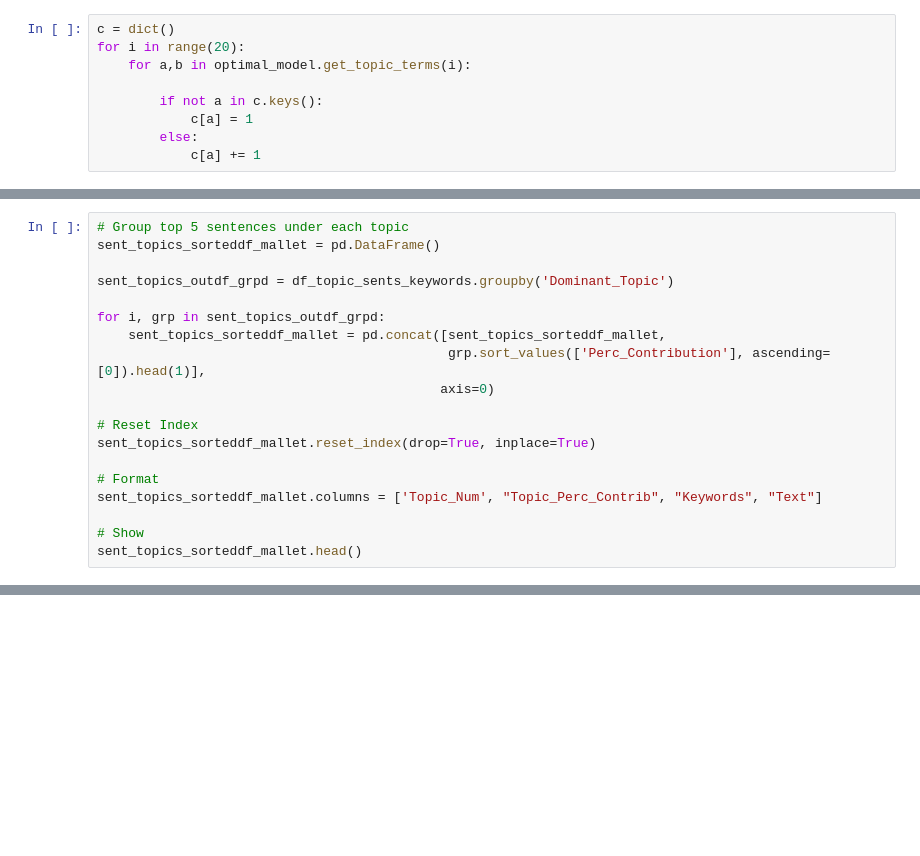
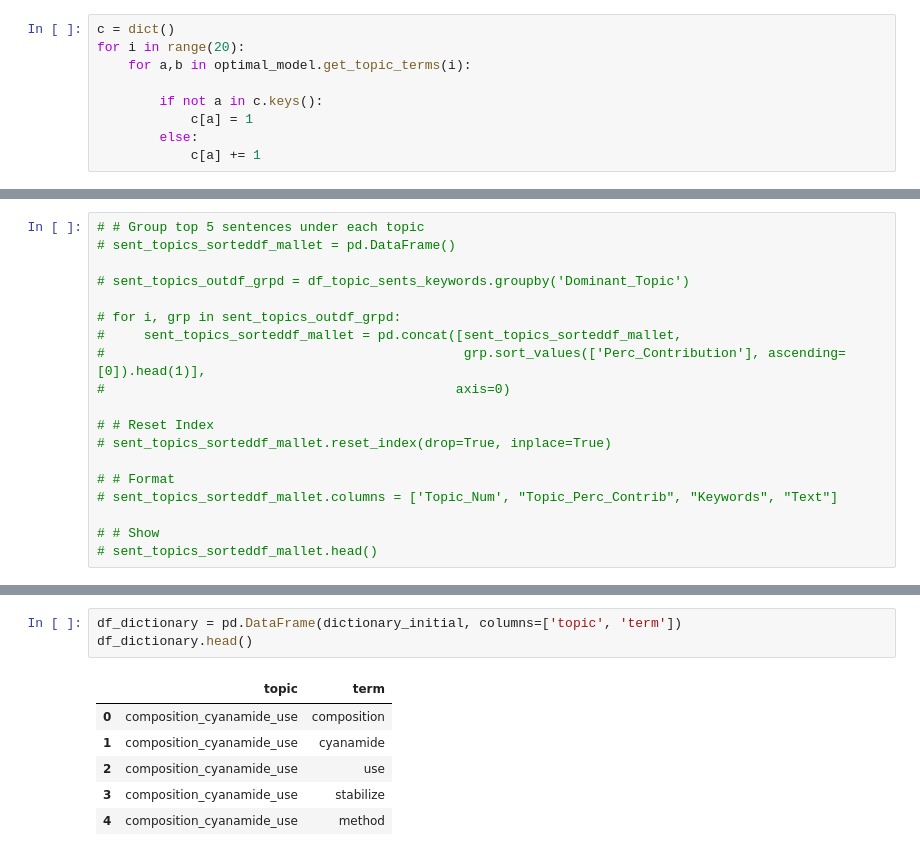
Before and after one commit to henriquevieira/mba_project, a Jupyter notebook: aplicacao/2_construcao_dicionario.ipynb, the cells around one changed output, grey strips where cells are left out. Drawn from its saved outputs; the diff is of its cells as text; blank space fills up the shorter version.

```diff
--- a/aplicacao/2_construcao_dicionario.ipynb
+++ b/aplicacao/2_construcao_dicionario.ipynb
@@ -371,19 +395,19 @@ SyntaxError: invalid syntax (<ipython-input-36-9e97abf0d495>, line 18)
 # %%
-# Group top 5 sentences under each topic
-sent_topics_sorteddf_mallet = pd.DataFrame()
+# # Group top 5 sentences under each topic
+# sent_topics_sorteddf_mallet = pd.DataFrame()
 
-sent_topics_outdf_grpd = df_topic_sents_keywords.groupby('Dominant_Topic')
+# sent_topics_outdf_grpd = df_topic_sents_keywords.groupby('Dominant_Topic')
 
-for i, grp in sent_topics_outdf_grpd:
-    sent_topics_sorteddf_mallet = pd.concat([sent_topics_sorteddf_mallet,
-                                             grp.sort_values(['Perc_Contribution'], ascending=[0]).head(1)],
-                                            axis=0)
+# for i, grp in sent_topics_outdf_grpd:
+#     sent_topics_sorteddf_mallet = pd.concat([sent_topics_sorteddf_mallet,
+#                                              grp.sort_values(['Perc_Contribution'], ascending=[0]).head(1)],
+#                                             axis=0)
 
-# Reset Index
-sent_topics_sorteddf_mallet.reset_index(drop=True, inplace=True)
+# # Reset Index
+# sent_topics_sorteddf_mallet.reset_index(drop=True, inplace=True)
 
-# Format
-sent_topics_sorteddf_mallet.columns = ['Topic_Num', "Topic_Perc_Contrib", "Keywords", "Text"]
+# # Format
+# sent_topics_sorteddf_mallet.columns = ['Topic_Num', "Topic_Perc_Contrib", "Keywords", "Text"]
 
-# Show
-sent_topics_sorteddf_mallet.head()
+# # Show
+# sent_topics_sorteddf_mallet.head()
@@ -391,0 +465,10 @@ NameError: name 'df_topic_sents_keywords' is not defined
+# %%
+df_dictionary = pd.DataFrame(dictionary_initial, columns=['topic', 'term'])
+df_dictionary.head()
+# %% [output]
+|  | topic | term |
+| 0 | composition_cyanamide_use | composition |
+| 1 | composition_cyanamide_use | cyanamide |
+| 2 | composition_cyanamide_use | use |
+| 3 | composition_cyanamide_use | stabilize |
+| 4 | composition_cyanamide_use | method |
```
Also changed, not shown: parts of 29 cells of this notebook, 3 other files.
